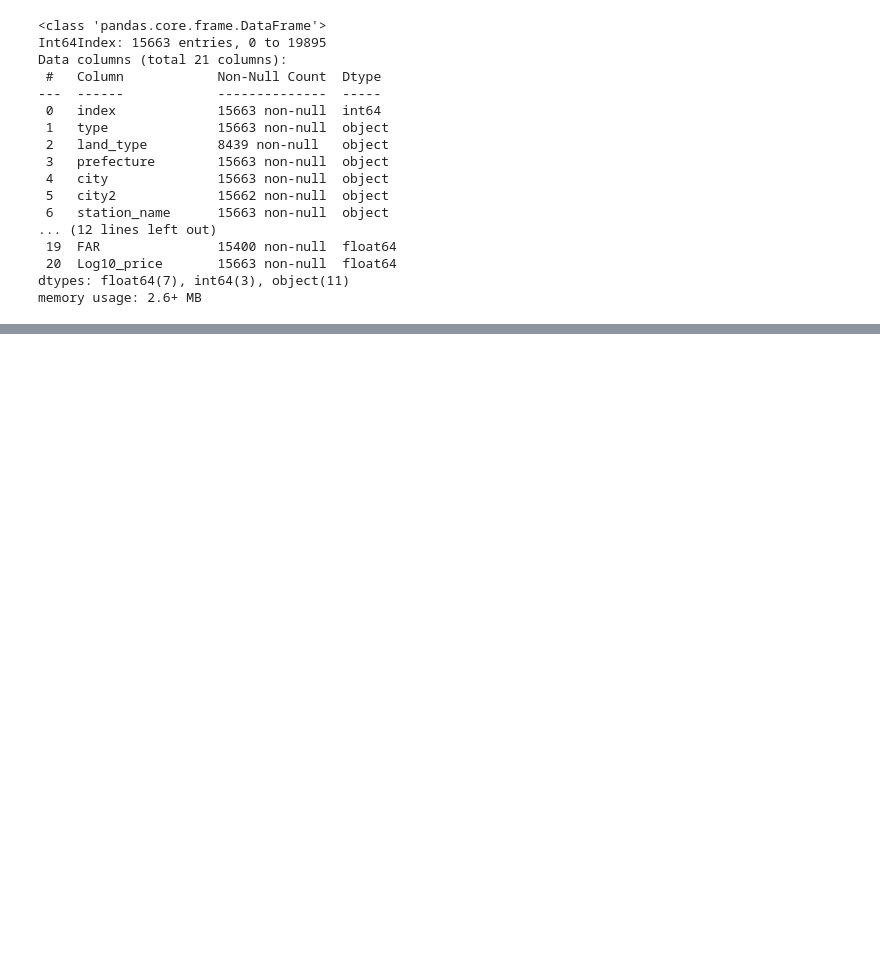
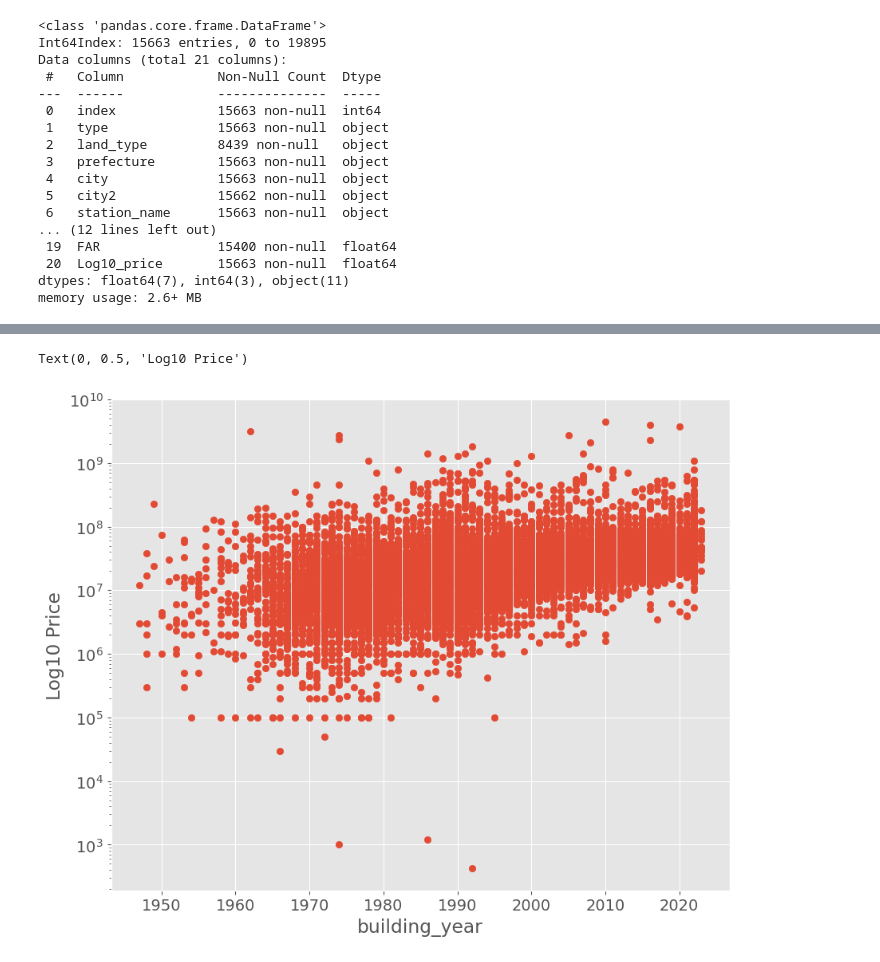
Before and after one commit to dumbled0re/EDA, a Jupyter notebook: 04_visualization/29-36_data_preprocessing_in_matplotlib.ipynb, the cells around one changed output, grey strips where cells are left out. Saved outputs shown, nothing was run; the diff lists cells and outputs as text; code cells hidden in the pictures; blank space fills up the shorter version.

```diff
--- a/04_visualization/29-36_data_preprocessing_in_matplotlib.ipynb
+++ b/04_visualization/29-36_data_preprocessing_in_matplotlib.ipynb
@@ -125,0 +131,9 @@ memory usage: 2.6+ MB
+# %%
+plt.scatter(df['building_year'], df['price'])
+# logをとる
+plt.yscale('log')
+plt.xlabel('building_year')
+plt.ylabel('Log10 Price')
+# %% [output]
+Text(0, 0.5, 'Log10 Price')
+[figure, added]
```
Also changed, not shown: parts of 8 cells of this notebook.
